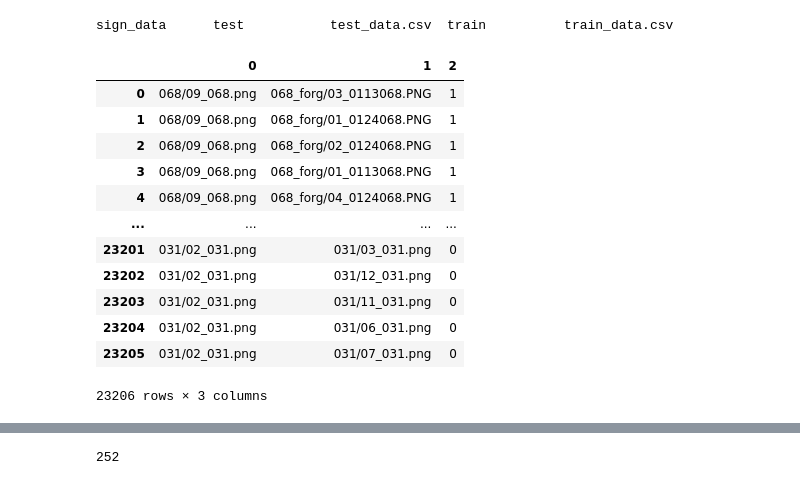
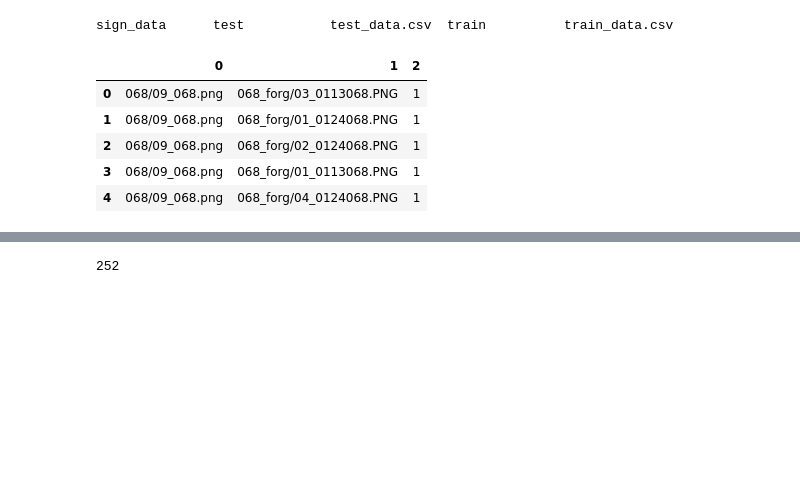
Before and after one commit to krismatson/image-classification-signatures, a Jupyter notebook: notebooks/read-sign-data.ipynb, the cells around one changed output, grey strips where cells are left out. Saved outputs shown, nothing was run; the diff lists cells and outputs as text; code cells hidden in the pictures; blank space fills up the shorter version.

```diff
--- a/notebooks/read-sign-data.ipynb
+++ b/notebooks/read-sign-data.ipynb
@@ -105,20 +105,13 @@ sign_data      test           test_data.csv  train          train_data.csv
 # %%
 # explore the data
 train_data_df = pd.read_csv(os.path.join(data_root, "train_data.csv"), header=None)
-train_data_df
+train_data_df.head()
 # %% [output]
 |  | 0 | 1 | 2 |
 | 0 | 068/09_068.png | 068_forg/03_0113068.PNG | 1 |
 | 1 | 068/09_068.png | 068_forg/01_0124068.PNG | 1 |
 | 2 | 068/09_068.png | 068_forg/02_0124068.PNG | 1 |
 | 3 | 068/09_068.png | 068_forg/01_0113068.PNG | 1 |
 | 4 | 068/09_068.png | 068_forg/04_0124068.PNG | 1 |
-| ... | ... | ... | ... |
-| 23201 | 031/02_031.png | 031/03_031.png | 0 |
-| 23202 | 031/02_031.png | 031/12_031.png | 0 |
-| 23203 | 031/02_031.png | 031/11_031.png | 0 |
-| 23204 | 031/02_031.png | 031/06_031.png | 0 |
-| 23205 | 031/02_031.png | 031/07_031.png | 0 |
-23206 rows × 3 columns
 # %%
 test_data_df = pd.read_csv(os.path.join(data_root, "test_data.csv"), header=None)
```
Also changed, not shown: parts of 1 cell of this notebook.
